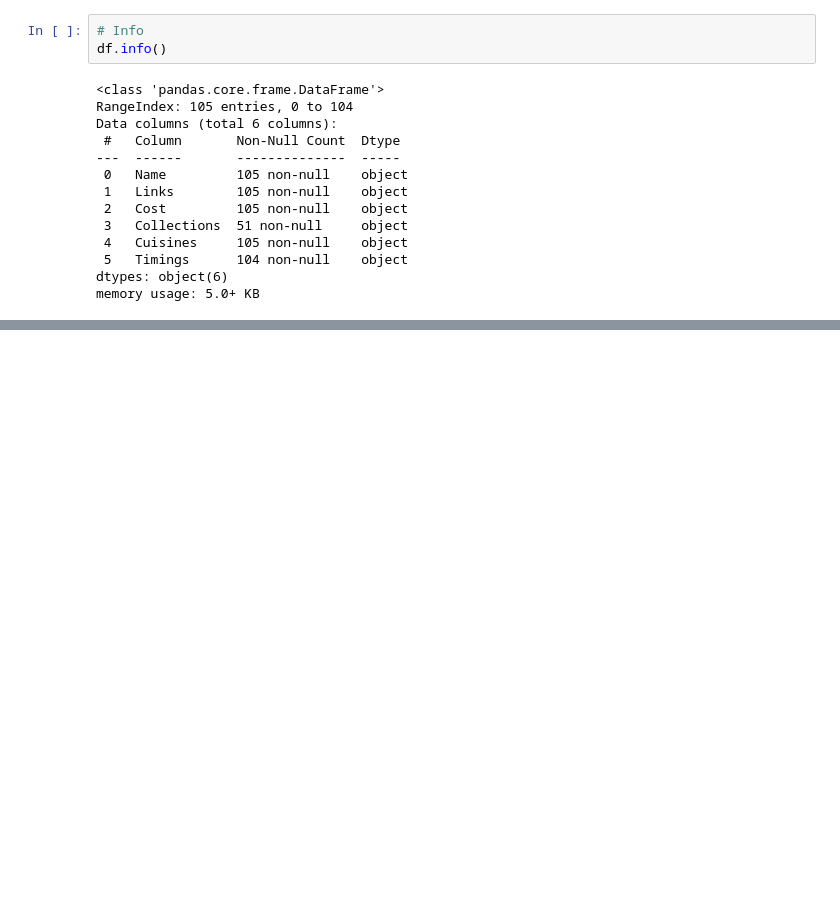
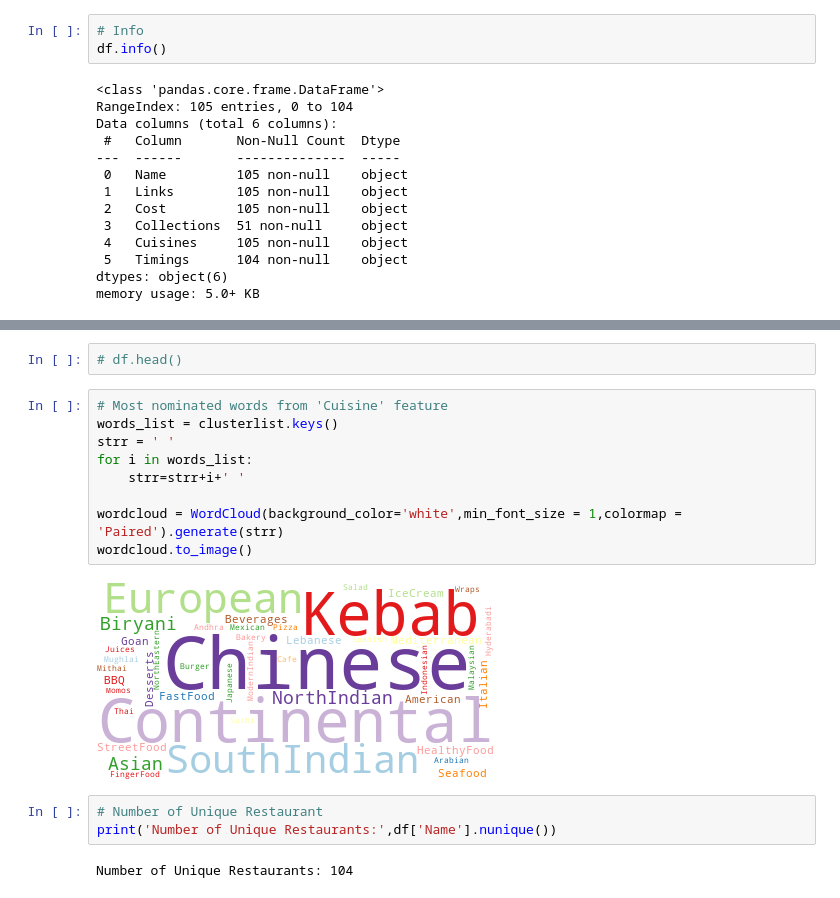
Before and after one commit to Sriharish19/SH_Zomato-Restaurant-Clustering-and-Sentiment-Analysis, a Jupyter notebook: SH_Zomato_Restaurant_Clustering_and_Sentiment_Analysis.ipynb, the cells around one changed output, grey strips where cells are left out. Drawn from its saved outputs; the diff is of its cells as text; blank space fills up the shorter version.

```diff
--- a/SH_Zomato_Restaurant_Clustering_and_Sentiment_Analysis.ipynb
+++ b/SH_Zomato_Restaurant_Clustering_and_Sentiment_Analysis.ipynb
@@ -134,0 +256,18 @@ memory usage: 5.0+ KB
+# %%
+# df.head()
+# %%
+# Most nominated words from 'Cuisine' feature
+words_list = clusterlist.keys()
+strr = ' '
+for i in words_list:
+    strr=strr+i+' '
+
+wordcloud = WordCloud(background_color='white',min_font_size = 1,colormap = 'Paired').generate(strr)
+wordcloud.to_image()
+# %% [output]
+[figure, added]
+# %%
+# Number of Unique Restaurant
+print('Number of Unique Restaurants:',df['Name'].nunique())
+# %% [output]
+Number of Unique Restaurants: 104
```
Also changed, not shown: parts of 14 cells of this notebook.
